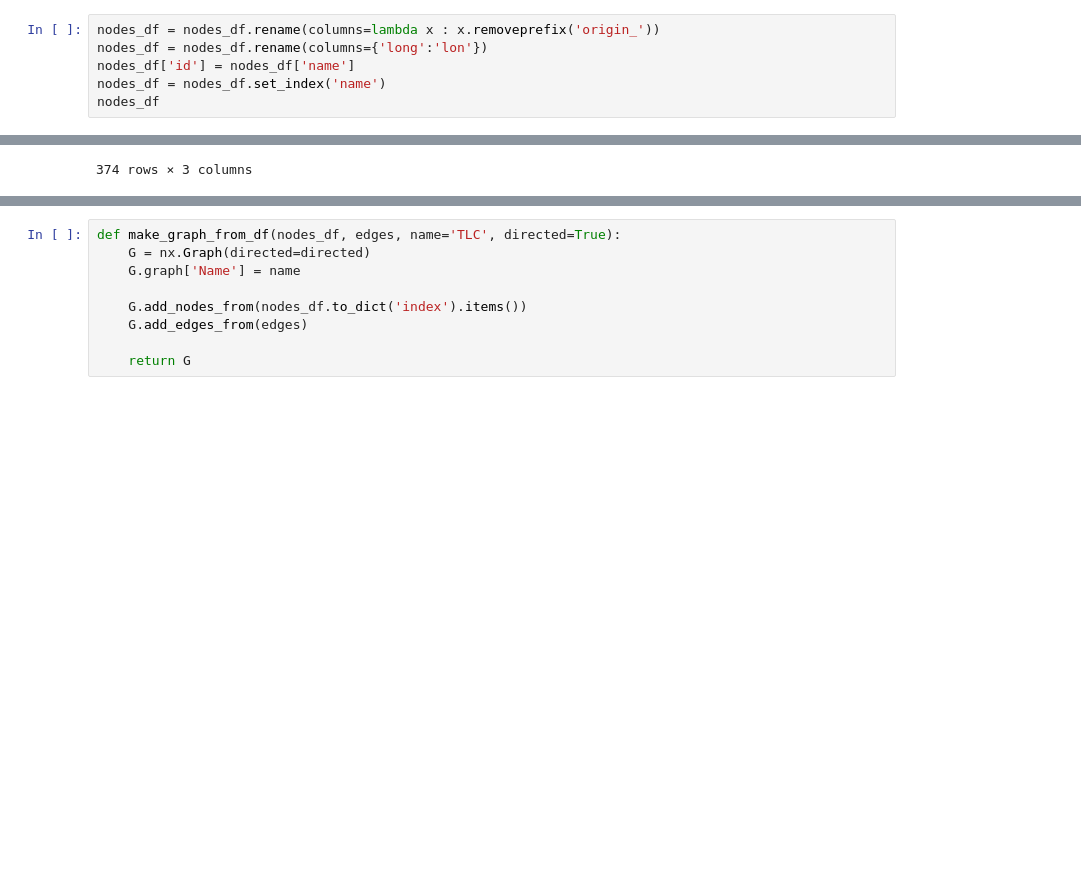
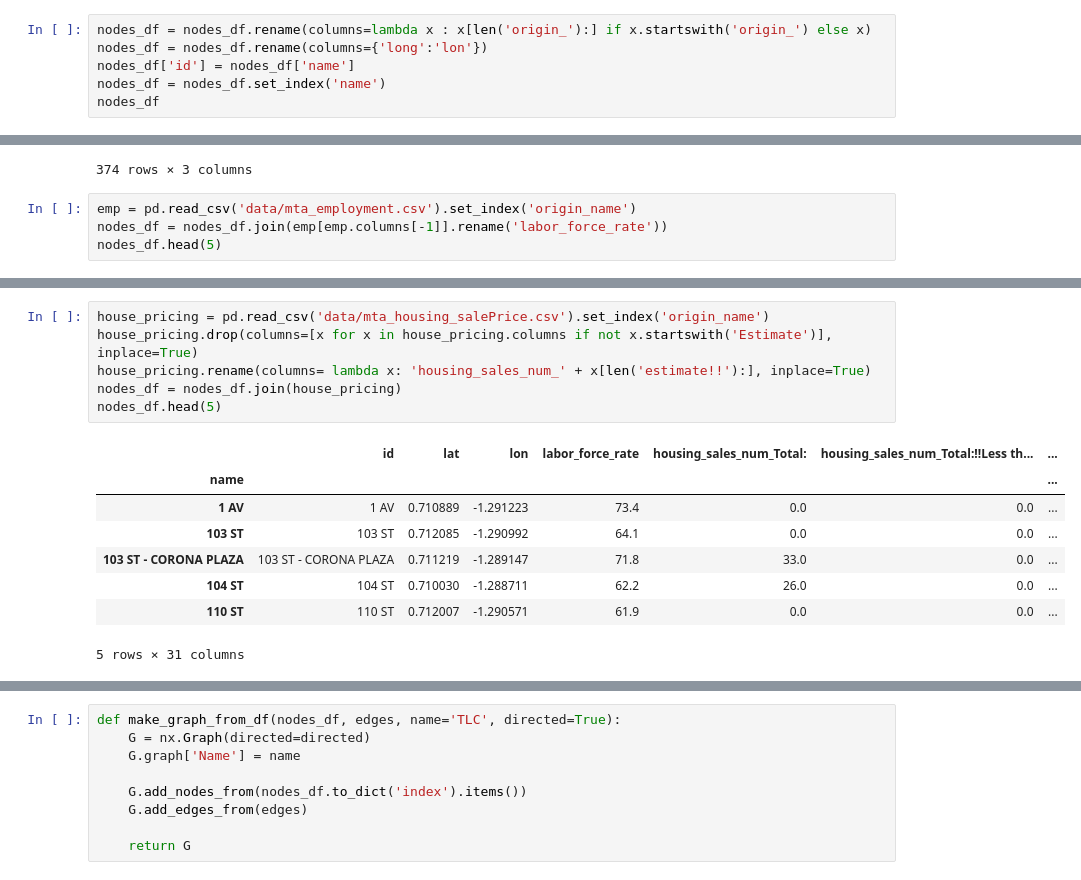
Before and after one commit to Eldervald/traffic-extrapolation, a Jupyter notebook: mta/data_preparation.ipynb, the cells around one changed output, grey strips where cells are left out. Drawn from its saved outputs; the diff is of its cells as text; blank space fills up the shorter version.

```diff
--- a/mta/data_preparation.ipynb
+++ b/mta/data_preparation.ipynb
@@ -60,7 +57,7 @@ edges[:5]
  ('103 ST', 'CATHEDRAL PKWY', {'dist': 0.5189875230607629}),
  ('103 ST - CORONA PLAZA', 'JUNCTION BLVD', {'dist': 0.5806388684783266})]
 # %%
-nodes_df = nodes_df.rename(columns=lambda x : x.removeprefix('origin_'))
+nodes_df = nodes_df.rename(columns=lambda x : x[len('origin_'):] if x.startswith('origin_') else x)
 nodes_df = nodes_df.rename(columns={'long':'lon'})
 nodes_df['id'] = nodes_df['name']
 nodes_df = nodes_df.set_index('name')
@@ -80,3 +77,7 @@ nodes_df
 | ZEREGA AV | ZEREGA AV | 0.712731 | -1.288874 |
 | AQUEDUCT RACETRACK | AQUEDUCT RACETRACK | 0.709795 | -1.288647 |
 374 rows × 3 columns
+# %%
+emp = pd.read_csv('data/mta_employment.csv').set_index('origin_name')
+nodes_df = nodes_df.join(emp[emp.columns[-1]].rename('labor_force_rate'))
+nodes_df.head(5)
@@ -82,0 +92,15 @@ nodes_df
+# %%
+house_pricing = pd.read_csv('data/mta_housing_salePrice.csv').set_index('origin_name')
+house_pricing.drop(columns=[x for x in house_pricing.columns if not x.startswith('Estimate')], inplace=True)
+house_pricing.rename(columns= lambda x: 'housing_sales_num_' + x[len('estimate!!'):], inplace=True)
+nodes_df = nodes_df.join(house_pricing)
+nodes_df.head(5)
+# %% [output]
+|  | id | lat | lon | labor_force_rate | housing_sales_num_Total: | housing_sales_num_Total:!!Less th... | ... |
+| name |  |  |  |  |  |  | ... |
+| 1 AV | 1 AV | 0.710889 | -1.291223 | 73.4 | 0.0 | 0.0 | ... |
+| 103 ST | 103 ST | 0.712085 | -1.290992 | 64.1 | 0.0 | 0.0 | ... |
+| 103 ST - CORONA PLAZA | 103 ST - CORONA PLAZA | 0.711219 | -1.289147 | 71.8 | 33.0 | 0.0 | ... |
+| 104 ST | 104 ST | 0.710030 | -1.288711 | 62.2 | 26.0 | 0.0 | ... |
+| 110 ST | 110 ST | 0.712007 | -1.290571 | 61.9 | 0.0 | 0.0 | ... |
+5 rows × 31 columns
```
Also changed, not shown: parts of 4 cells of this notebook.
